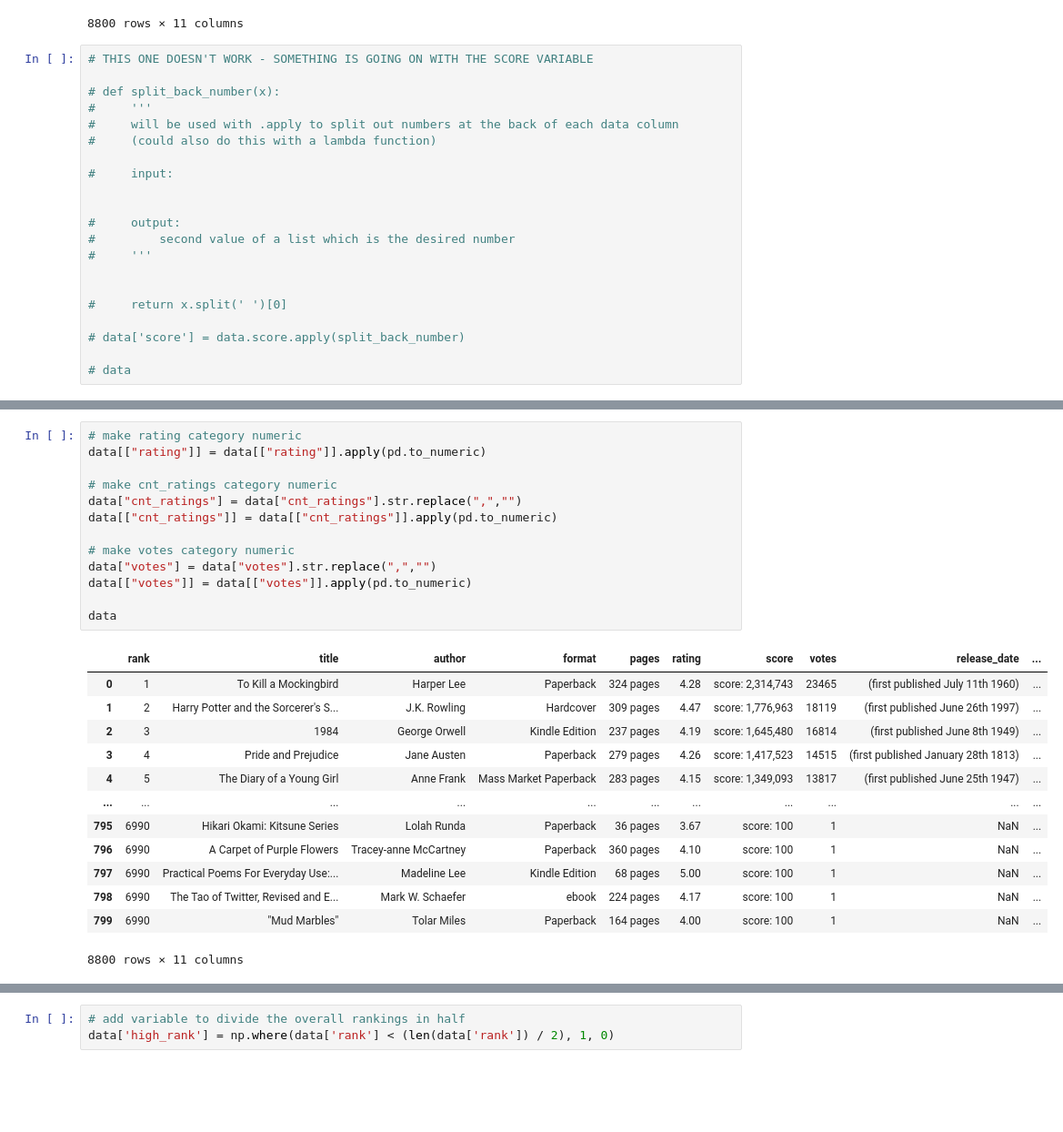
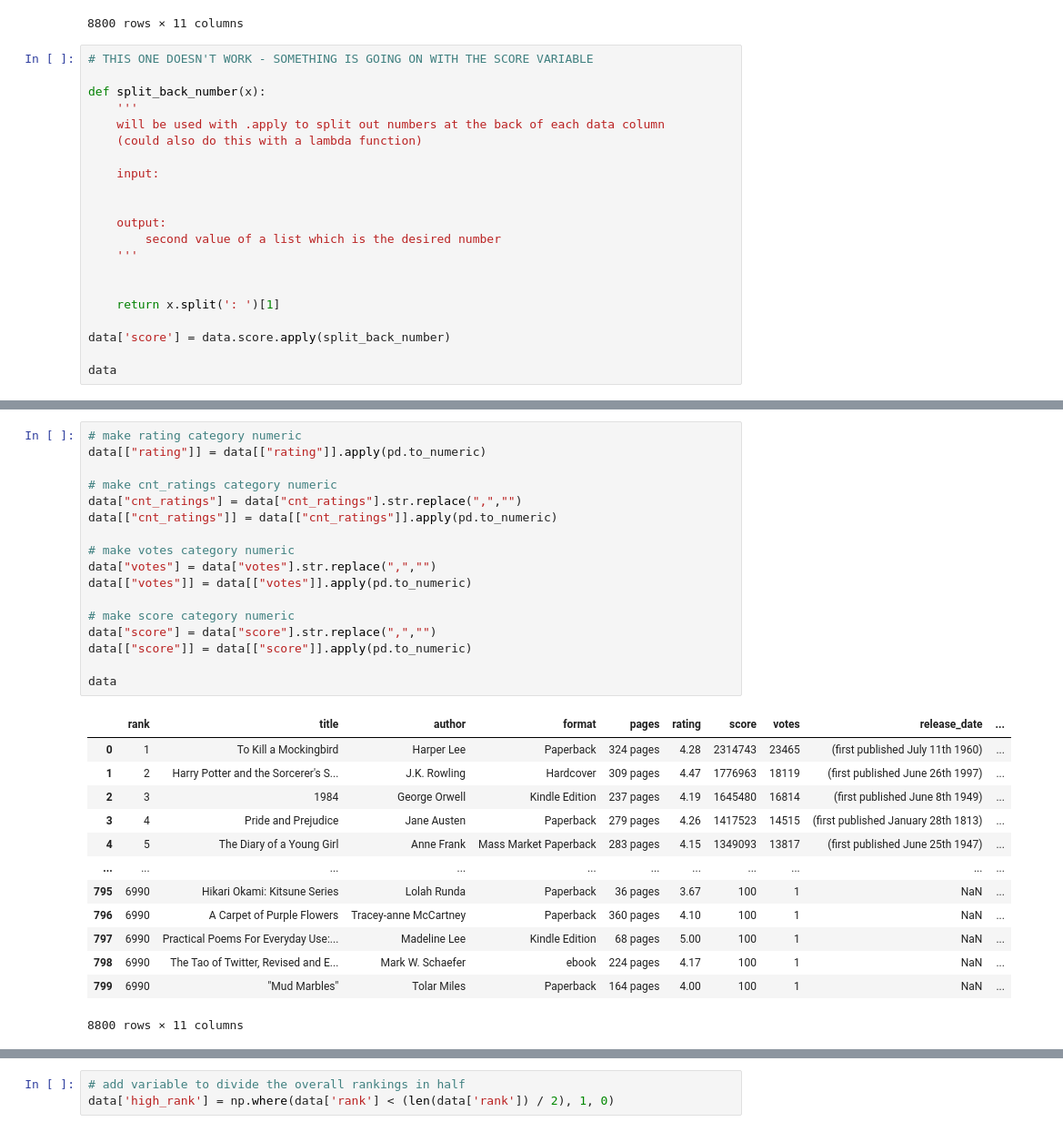
Before and after one commit to Shredder42/must_read_books, a Jupyter notebook: munging.ipynb, the cells around one changed output, grey strips where cells are left out. Shown at 91% size. Saved outputs shown, nothing was run; the diff lists cells and outputs as text; blank space fills up the shorter version.

Commit message:
numerica score variable

```diff
--- a/munging.ipynb
+++ b/munging.ipynb
@@ -117,22 +117,22 @@ data
 # %%
 # THIS ONE DOESN'T WORK - SOMETHING IS GOING ON WITH THE SCORE VARIABLE
 
-# def split_back_number(x):
-#     '''
-#     will be used with .apply to split out numbers at the back of each data column
-#     (could also do this with a lambda function)
+def split_back_number(x):
+    '''
+    will be used with .apply to split out numbers at the back of each data column
+    (could also do this with a lambda function)
 
-#     input:
+    input:
 
 
-#     output:
-#         second value of a list which is the desired number
-#     '''
+    output:
+        second value of a list which is the desired number
+    '''
 
 
-#     return x.split(' ')[0]
+    return x.split(': ')[1]
 
-# data['score'] = data.score.apply(split_back_number)
+data['score'] = data.score.apply(split_back_number)
 
-# data
+data
 # %% [output]
@@ -140,29 +152,33 @@ IndexError: list index out of range
 # %%
 # make rating category numeric
 data[["rating"]] = data[["rating"]].apply(pd.to_numeric)
 
 # make cnt_ratings category numeric
 data["cnt_ratings"] = data["cnt_ratings"].str.replace(",","")
 data[["cnt_ratings"]] = data[["cnt_ratings"]].apply(pd.to_numeric)
 
 # make votes category numeric
 data["votes"] = data["votes"].str.replace(",","")
 data[["votes"]] = data[["votes"]].apply(pd.to_numeric)
 
+# make score category numeric
+data["score"] = data["score"].str.replace(",","")
+data[["score"]] = data[["score"]].apply(pd.to_numeric)
+
 data
 # %% [output]
 |  | rank | title | author | format | pages | rating | score | votes | release_date | ... |
-| 0 | 1 | To Kill a Mockingbird | Harper Lee | Paperback | 324 pages | 4.28 | score: 2,314,743 | 23465 | (first published July 11th 1960) | ... |
-| 1 | 2 | Harry Potter and the Sorcerer's S... | J.K. Rowling | Hardcover | 309 pages | 4.47 | score: 1,776,963 | 18119 | (first published June 26th 1997) | ... |
-| 2 | 3 | 1984 | George Orwell | Kindle Edition | 237 pages | 4.19 | score: 1,645,480 | 16814 | (first published June 8th 1949) | ... |
-| 3 | 4 | Pride and Prejudice | Jane Austen | Paperback | 279 pages | 4.26 | score: 1,417,523 | 14515 | (first published January 28th 1813) | ... |
-| 4 | 5 | The Diary of a Young Girl | Anne Frank | Mass Market Paperback | 283 pages | 4.15 | score: 1,349,093 | 13817 | (first published June 25th 1947) | ... |
+| 0 | 1 | To Kill a Mockingbird | Harper Lee | Paperback | 324 pages | 4.28 | 2314743 | 23465 | (first published July 11th 1960) | ... |
+| 1 | 2 | Harry Potter and the Sorcerer's S... | J.K. Rowling | Hardcover | 309 pages | 4.47 | 1776963 | 18119 | (first published June 26th 1997) | ... |
+| 2 | 3 | 1984 | George Orwell | Kindle Edition | 237 pages | 4.19 | 1645480 | 16814 | (first published June 8th 1949) | ... |
+| 3 | 4 | Pride and Prejudice | Jane Austen | Paperback | 279 pages | 4.26 | 1417523 | 14515 | (first published January 28th 1813) | ... |
+| 4 | 5 | The Diary of a Young Girl | Anne Frank | Mass Market Paperback | 283 pages | 4.15 | 1349093 | 13817 | (first published June 25th 1947) | ... |
 | ... | ... | ... | ... | ... | ... | ... | ... | ... | ... | ... |
-| 795 | 6990 | Hikari Okami: Kitsune Series | Lolah Runda | Paperback | 36 pages | 3.67 | score: 100 | 1 | NaN | ... |
-| 796 | 6990 | A Carpet of Purple Flowers | Tracey-anne McCartney | Paperback | 360 pages | 4.10 | score: 100 | 1 | NaN | ... |
-| 797 | 6990 | Practical Poems For Everyday Use:... | Madeline Lee | Kindle Edition | 68 pages | 5.00 | score: 100 | 1 | NaN | ... |
-| 798 | 6990 | The Tao of Twitter, Revised and E... | Mark W. Schaefer | ebook | 224 pages | 4.17 | score: 100 | 1 | NaN | ... |
-| 799 | 6990 | "Mud Marbles" | Tolar Miles | Paperback | 164 pages | 4.00 | score: 100 | 1 | NaN | ... |
+| 795 | 6990 | Hikari Okami: Kitsune Series | Lolah Runda | Paperback | 36 pages | 3.67 | 100 | 1 | NaN | ... |
+| 796 | 6990 | A Carpet of Purple Flowers | Tracey-anne McCartney | Paperback | 360 pages | 4.10 | 100 | 1 | NaN | ... |
+| 797 | 6990 | Practical Poems For Everyday Use:... | Madeline Lee | Kindle Edition | 68 pages | 5.00 | 100 | 1 | NaN | ... |
+| 798 | 6990 | The Tao of Twitter, Revised and E... | Mark W. Schaefer | ebook | 224 pages | 4.17 | 100 | 1 | NaN | ... |
+| 799 | 6990 | "Mud Marbles" | Tolar Miles | Paperback | 164 pages | 4.00 | 100 | 1 | NaN | ... |
 8800 rows × 11 columns
 # %%
 # create indicator for has at least 10 ratings
```
Also changed, not shown: parts of 5 cells of this notebook.
